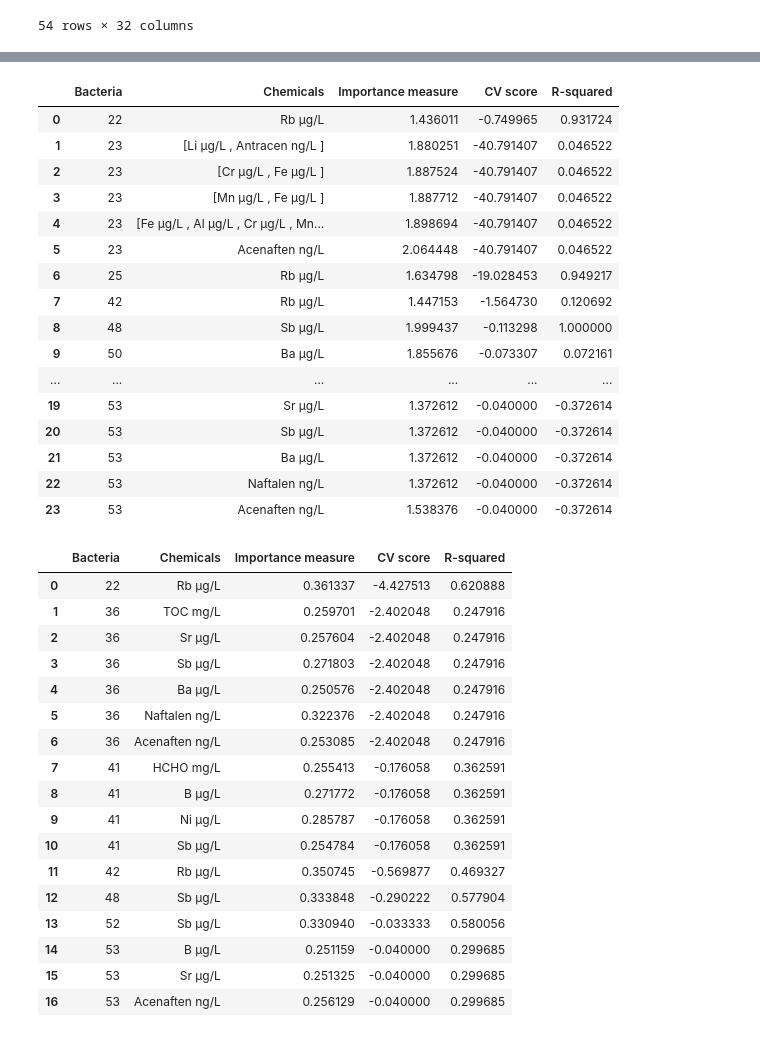
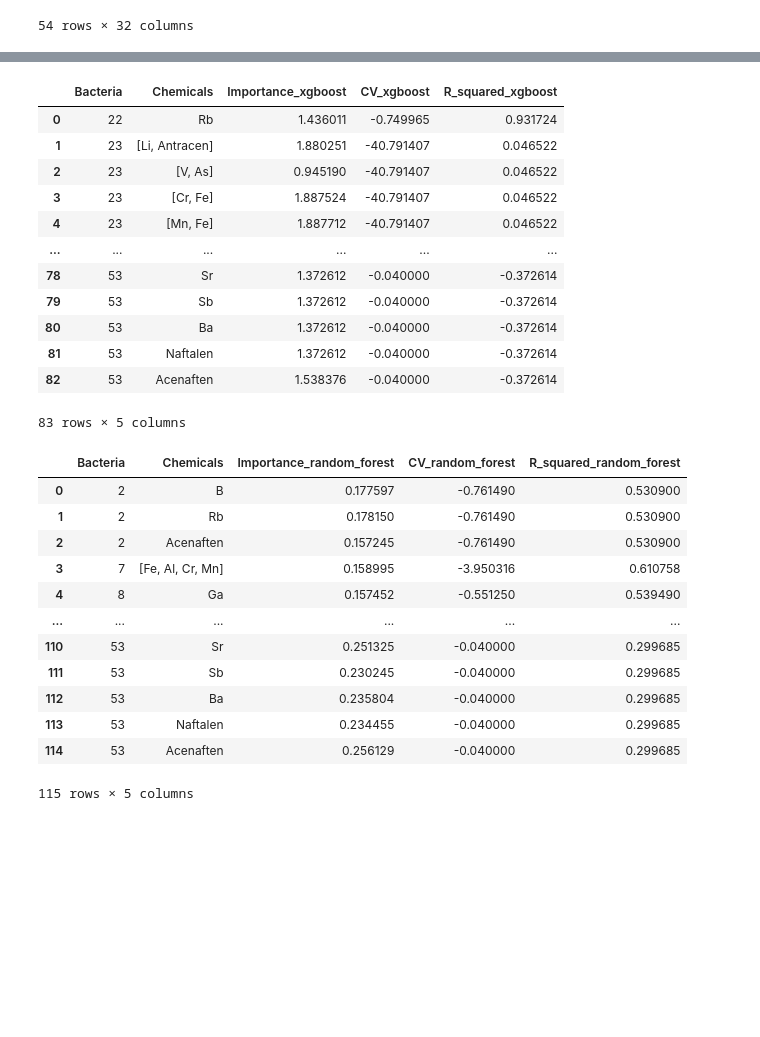
Before and after one commit to melehean/Bioinformatics-Project, a Jupyter notebook: type_analysis.ipynb, the cells around one changed output, grey strips where cells are left out. Cells and saved outputs as stored; diff of their text form; code cells hidden in the pictures; blank space fills up the shorter version.

```diff
--- a/type_analysis.ipynb
+++ b/type_analysis.ipynb
@@ -79,49 +83,42 @@ xgboost_feature_importance = results_gathering.important_relationships_for_all_b
     chemical_data,
     type_data,
     ml_importance_methods.get_xgboost_importance,
-    importance_threshold=1.3)
+    model_name="xgboost",
+    importance_threshold=0.9)
 xgboost_feature_importance
 # %% [output]
-|  | Bacteria | Chemicals | Importance measure | CV score | R-squared |
-| 0 | 22 | Rb µg/L | 1.436011 | -0.749965 | 0.931724 |
-| 1 | 23 | [Li µg/L , Antracen ng/L ] | 1.880251 | -40.791407 | 0.046522 |
-| 2 | 23 | [Cr µg/L , Fe µg/L ] | 1.887524 | -40.791407 | 0.046522 |
-| 3 | 23 | [Mn µg/L , Fe µg/L ] | 1.887712 | -40.791407 | 0.046522 |
-| 4 | 23 | [Fe µg/L , Al µg/L , Cr µg/L , Mn... | 1.898694 | -40.791407 | 0.046522 |
-| 5 | 23 | Acenaften ng/L | 2.064448 | -40.791407 | 0.046522 |
-| 6 | 25 | Rb µg/L | 1.634798 | -19.028453 | 0.949217 |
-| 7 | 42 | Rb µg/L | 1.447153 | -1.564730 | 0.120692 |
-| 8 | 48 | Sb µg/L | 1.999437 | -0.113298 | 1.000000 |
-| 9 | 50 | Ba µg/L | 1.855676 | -0.073307 | 0.072161 |
+|  | Bacteria | Chemicals | Importance_xgboost | CV_xgboost | R_squared_xgboost |
+| 0 | 22 | Rb | 1.436011 | -0.749965 | 0.931724 |
+| 1 | 23 | [Li, Antracen] | 1.880251 | -40.791407 | 0.046522 |
+| 2 | 23 | [V, As] | 0.945190 | -40.791407 | 0.046522 |
+| 3 | 23 | [Cr, Fe] | 1.887524 | -40.791407 | 0.046522 |
+| 4 | 23 | [Mn, Fe] | 1.887712 | -40.791407 | 0.046522 |
 | ... | ... | ... | ... | ... | ... |
-| 19 | 53 | Sr µg/L | 1.372612 | -0.040000 | -0.372614 |
-| 20 | 53 | Sb µg/L | 1.372612 | -0.040000 | -0.372614 |
-| 21 | 53 | Ba µg/L | 1.372612 | -0.040000 | -0.372614 |
-| 22 | 53 | Naftalen ng/L | 1.372612 | -0.040000 | -0.372614 |
-| 23 | 53 | Acenaften ng/L | 1.538376 | -0.040000 | -0.372614 |
+| 78 | 53 | Sr | 1.372612 | -0.040000 | -0.372614 |
+| 79 | 53 | Sb | 1.372612 | -0.040000 | -0.372614 |
+| 80 | 53 | Ba | 1.372612 | -0.040000 | -0.372614 |
+| 81 | 53 | Naftalen | 1.372612 | -0.040000 | -0.372614 |
+| 82 | 53 | Acenaften | 1.538376 | -0.040000 | -0.372614 |
+83 rows × 5 columns
 # %%
 random_forest_feature_importance = results_gathering.important_relationships_for_all_bacteria(
     chemical_data,
     type_data,
     ml_importance_methods.get_random_forest_importance,
-    importance_threshold=0.25)
+    model_name="random_forest",
+    importance_threshold=0.15)
 random_forest_feature_importance
 # %% [output]
-|  | Bacteria | Chemicals | Importance measure | CV score | R-squared |
-| 0 | 22 | Rb µg/L | 0.361337 | -4.427513 | 0.620888 |
-| 1 | 36 | TOC mg/L | 0.259701 | -2.402048 | 0.247916 |
-| 2 | 36 | Sr µg/L | 0.257604 | -2.402048 | 0.247916 |
-| 3 | 36 | Sb µg/L | 0.271803 | -2.402048 | 0.247916 |
-| 4 | 36 | Ba µg/L | 0.250576 | -2.402048 | 0.247916 |
-| 5 | 36 | Naftalen ng/L | 0.322376 | -2.402048 | 0.247916 |
-| 6 | 36 | Acenaften ng/L | 0.253085 | -2.402048 | 0.247916 |
-| 7 | 41 | HCHO mg/L | 0.255413 | -0.176058 | 0.362591 |
-| 8 | 41 | B µg/L | 0.271772 | -0.176058 | 0.362591 |
-| 9 | 41 | Ni µg/L | 0.285787 | -0.176058 | 0.362591 |
-| 10 | 41 | Sb µg/L | 0.254784 | -0.176058 | 0.362591 |
-| 11 | 42 | Rb µg/L | 0.350745 | -0.569877 | 0.469327 |
-| 12 | 48 | Sb µg/L | 0.333848 | -0.290222 | 0.577904 |
-| 13 | 52 | Sb µg/L | 0.330940 | -0.033333 | 0.580056 |
-| 14 | 53 | B µg/L | 0.251159 | -0.040000 | 0.299685 |
-| 15 | 53 | Sr µg/L | 0.251325 | -0.040000 | 0.299685 |
-| 16 | 53 | Acenaften ng/L | 0.256129 | -0.040000 | 0.299685 |
+|  | Bacteria | Chemicals | Importance_random_forest | CV_random_forest | R_squared_random_forest |
+| 0 | 2 | B | 0.177597 | -0.761490 | 0.530900 |
+| 1 | 2 | Rb | 0.178150 | -0.761490 | 0.530900 |
+| 2 | 2 | Acenaften | 0.157245 | -0.761490 | 0.530900 |
+| 3 | 7 | [Fe, Al, Cr, Mn] | 0.158995 | -3.950316 | 0.610758 |
+| 4 | 8 | Ga | 0.157452 | -0.551250 | 0.539490 |
+| ... | ... | ... | ... | ... | ... |
+| 110 | 53 | Sr | 0.251325 | -0.040000 | 0.299685 |
+| 111 | 53 | Sb | 0.230245 | -0.040000 | 0.299685 |
+| 112 | 53 | Ba | 0.235804 | -0.040000 | 0.299685 |
+| 113 | 53 | Naftalen | 0.234455 | -0.040000 | 0.299685 |
+| 114 | 53 | Acenaften | 0.256129 | -0.040000 | 0.299685 |
+115 rows × 5 columns
```
Also changed, not shown: parts of 4 cells of this notebook, 2 other files.
